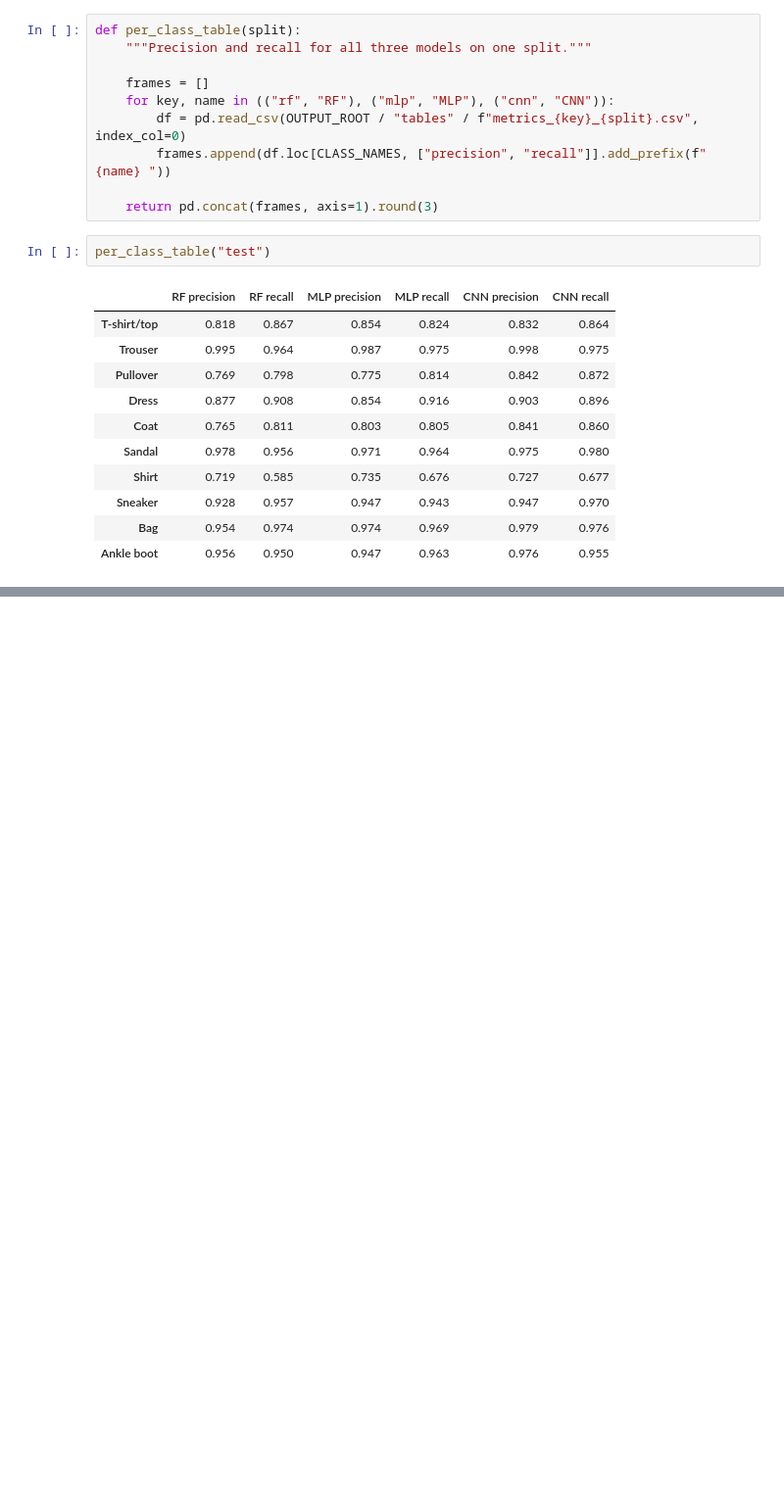
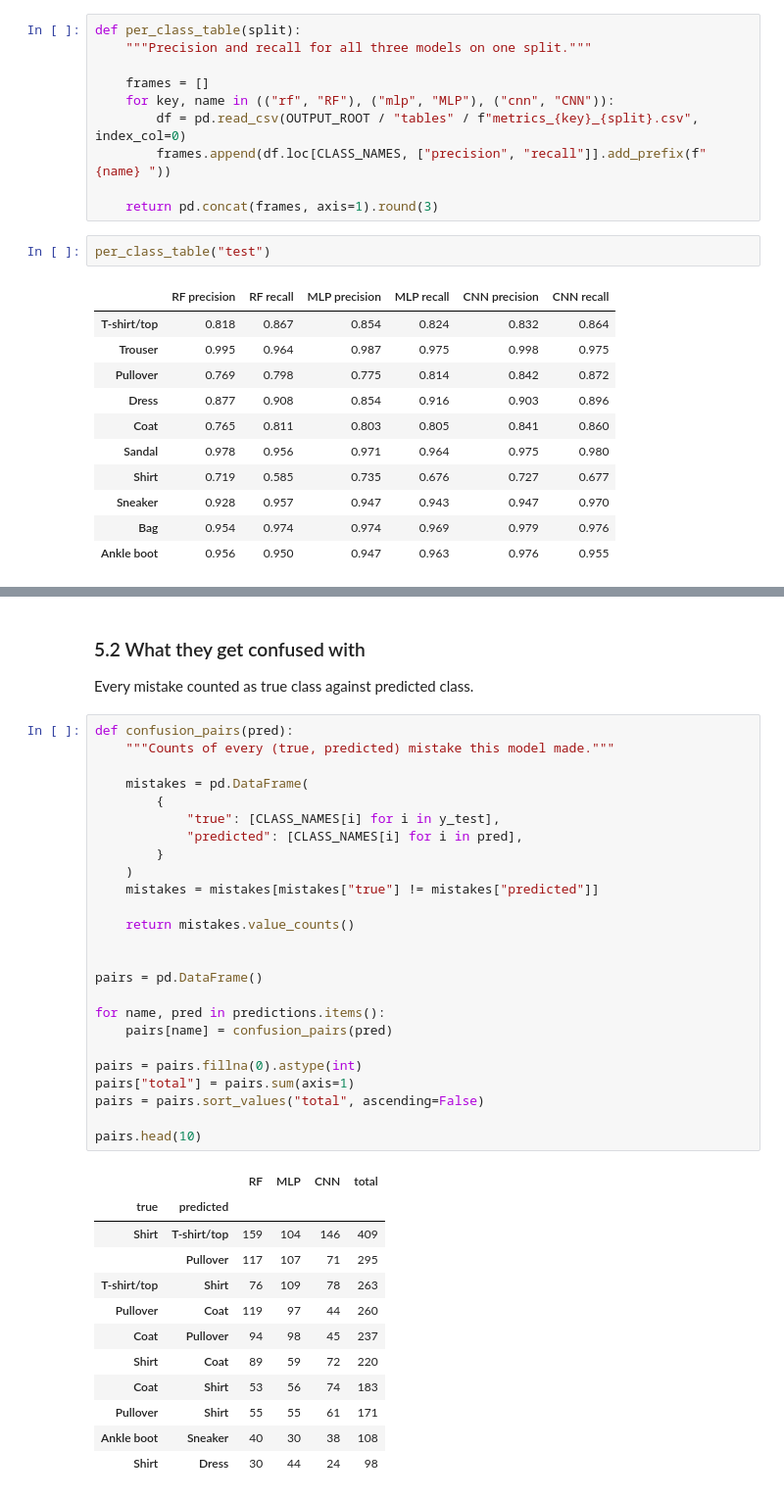
Before and after one commit to dinosmuc/fashion-mnist-benchmark, a Jupyter notebook: notebooks/report.ipynb, the cells around one changed output, grey strips where cells are left out. Shown at 98% size. Saved outputs shown, nothing was run; the diff lists cells and outputs as text; blank space fills up the shorter version.

```diff
--- a/notebooks/report.ipynb
+++ b/notebooks/report.ipynb
@@ -588,0 +635,42 @@ per_class_table()
+# %% [markdown]
+### 5.2 What they get confused with
+
+Every mistake counted as true class against predicted class.
+# %%
+def confusion_pairs(pred):
+    """Counts of every (true, predicted) mistake this model made."""
+
+    mistakes = pd.DataFrame(
+        {
+            "true": [CLASS_NAMES[i] for i in y_test],
+            "predicted": [CLASS_NAMES[i] for i in pred],
+        }
+    )
+    mistakes = mistakes[mistakes["true"] != mistakes["predicted"]]
+
+    return mistakes.value_counts()
+
+
+pairs = pd.DataFrame()
+
+for name, pred in predictions.items():
+    pairs[name] = confusion_pairs(pred)
+
+pairs = pairs.fillna(0).astype(int)
+pairs["total"] = pairs.sum(axis=1)
+pairs = pairs.sort_values("total", ascending=False)
+
+pairs.head(10)
+# %% [output]
+|  |  | RF | MLP | CNN | total |
+| true | predicted |  |  |  |  |
+| Shirt | T-shirt/top | 159 | 104 | 146 | 409 |
+|  | Pullover | 117 | 107 | 71 | 295 |
+| T-shirt/top | Shirt | 76 | 109 | 78 | 263 |
+| Pullover | Coat | 119 | 97 | 44 | 260 |
+| Coat | Pullover | 94 | 98 | 45 | 237 |
+| Shirt | Coat | 89 | 59 | 72 | 220 |
+| Coat | Shirt | 53 | 56 | 74 | 183 |
+| Pullover | Shirt | 55 | 55 | 61 | 171 |
+| Ankle boot | Sneaker | 40 | 30 | 38 | 108 |
+| Shirt | Dress | 30 | 44 | 24 | 98 |
```
Also changed, not shown: parts of 26 cells of this notebook.
